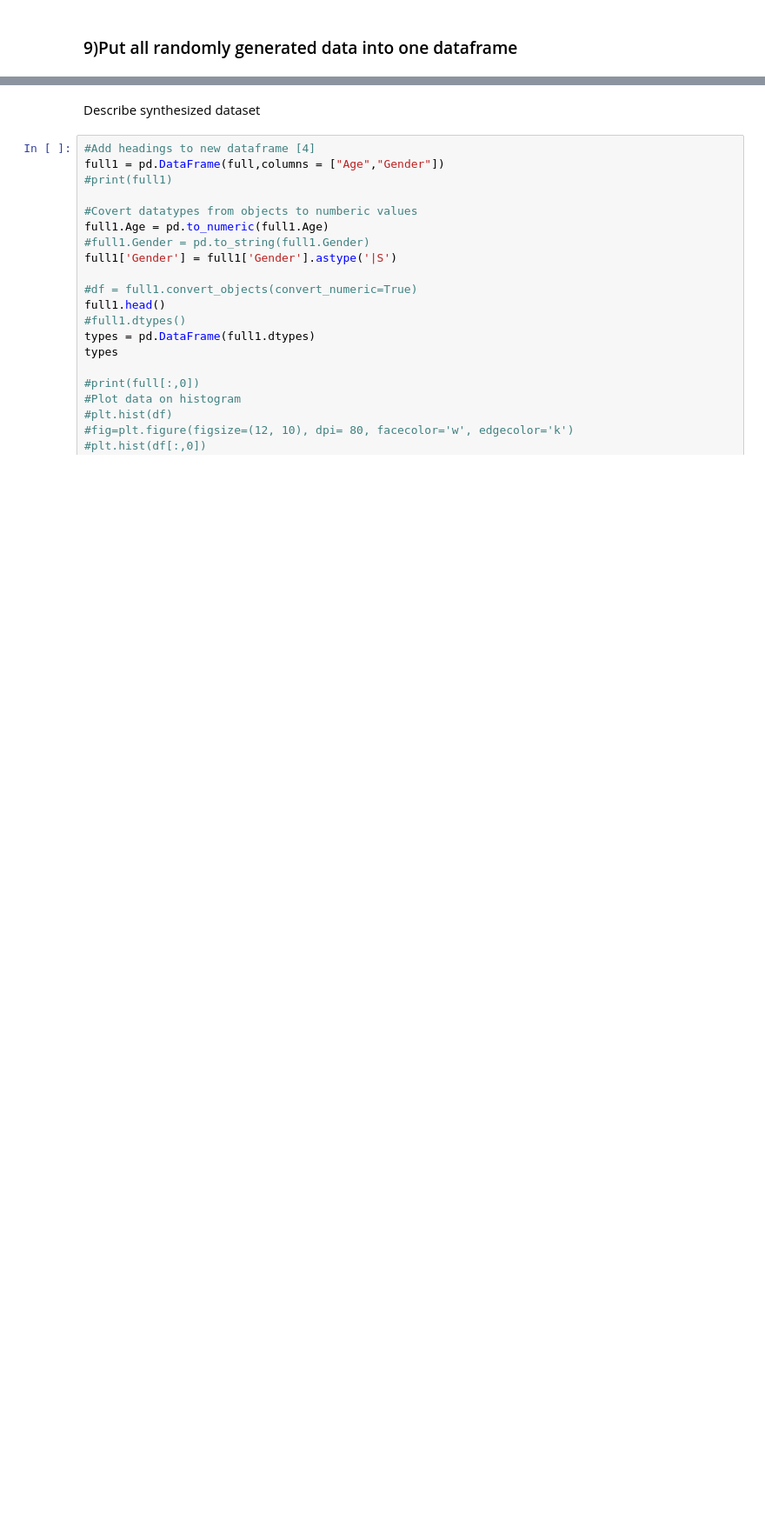
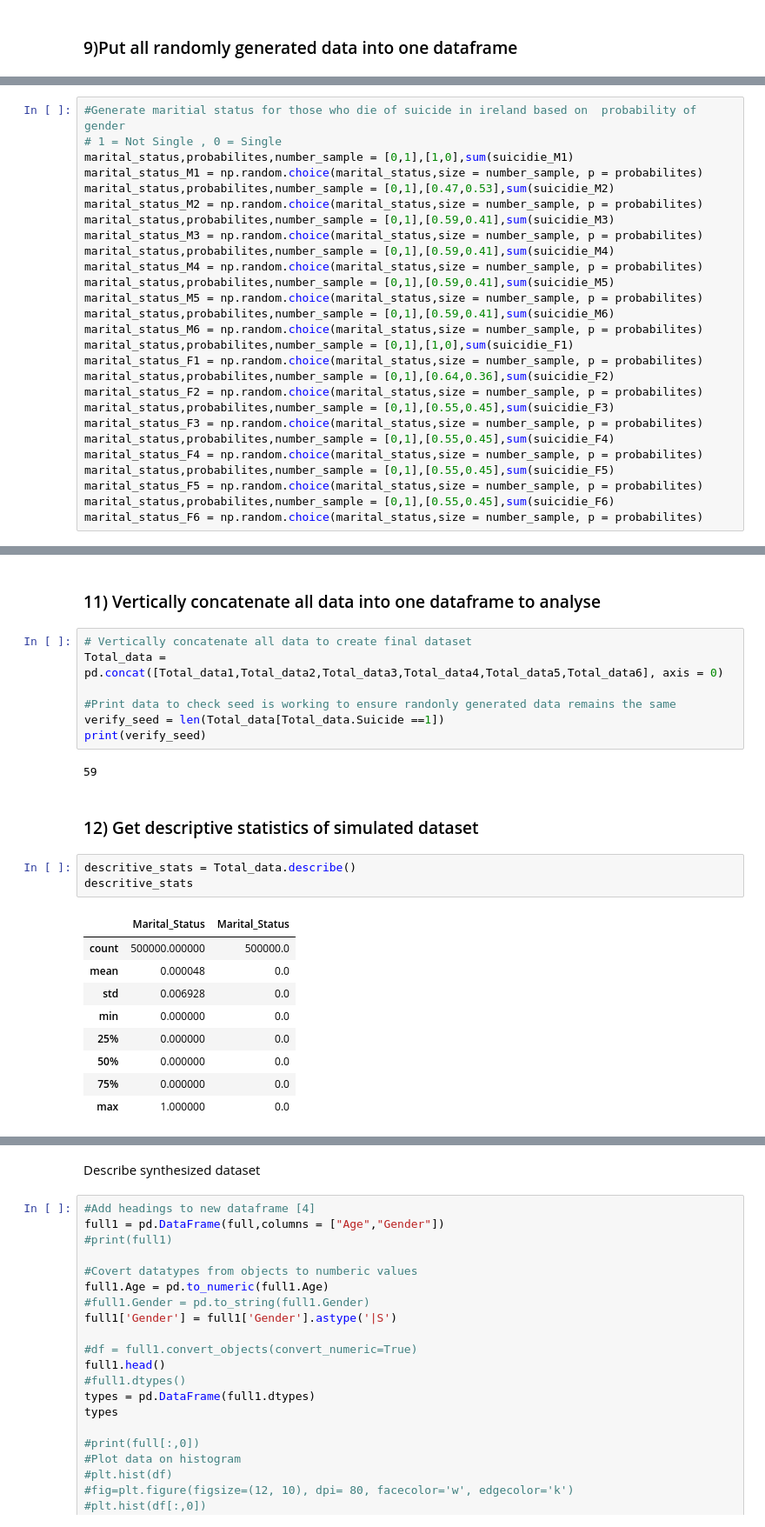
Before and after one commit to roisinanglim/suicide_rates, a Jupyter notebook: suicide _rates_data_simulation.ipynb, the cells around one changed output, grey strips where cells are left out. Shown at 87% size. Drawn from its saved outputs; the diff is of its cells as text; blank space fills up the shorter version.

```diff
--- a/suicide _rates_data_simulation.ipynb
+++ b/suicide _rates_data_simulation.ipynb
@@ -335,0 +314,27 @@ print(marital_status1)
+# %%
+#Generate maritial status for those who die of suicide in ireland based on  probability of gender
+# 1 = Not Single , 0 = Single
+marital_status,probabilites,number_sample = [0,1],[1,0],sum(suicidie_M1)
+marital_status_M1 = np.random.choice(marital_status,size = number_sample, p = probabilites)
+marital_status,probabilites,number_sample = [0,1],[0.47,0.53],sum(suicidie_M2)
+marital_status_M2 = np.random.choice(marital_status,size = number_sample, p = probabilites)
+marital_status,probabilites,number_sample = [0,1],[0.59,0.41],sum(suicidie_M3)
+marital_status_M3 = np.random.choice(marital_status,size = number_sample, p = probabilites)
+marital_status,probabilites,number_sample = [0,1],[0.59,0.41],sum(suicidie_M4)
+marital_status_M4 = np.random.choice(marital_status,size = number_sample, p = probabilites)
+marital_status,probabilites,number_sample = [0,1],[0.59,0.41],sum(suicidie_M5)
+marital_status_M5 = np.random.choice(marital_status,size = number_sample, p = probabilites)
+marital_status,probabilites,number_sample = [0,1],[0.59,0.41],sum(suicidie_M6)
+marital_status_M6 = np.random.choice(marital_status,size = number_sample, p = probabilites)
+marital_status,probabilites,number_sample = [0,1],[1,0],sum(suicidie_F1)
+marital_status_F1 = np.random.choice(marital_status,size = number_sample, p = probabilites)
+marital_status,probabilites,number_sample = [0,1],[0.64,0.36],sum(suicidie_F2)
+marital_status_F2 = np.random.choice(marital_status,size = number_sample, p = probabilites)
+marital_status,probabilites,number_sample = [0,1],[0.55,0.45],sum(suicidie_F3)
+marital_status_F3 = np.random.choice(marital_status,size = number_sample, p = probabilites)
+marital_status,probabilites,number_sample = [0,1],[0.55,0.45],sum(suicidie_F4)
+marital_status_F4 = np.random.choice(marital_status,size = number_sample, p = probabilites)
+marital_status,probabilites,number_sample = [0,1],[0.55,0.45],sum(suicidie_F5)
+marital_status_F5 = np.random.choice(marital_status,size = number_sample, p = probabilites)
+marital_status,probabilites,number_sample = [0,1],[0.55,0.45],sum(suicidie_F6)
+marital_status_F6 = np.random.choice(marital_status,size = number_sample, p = probabilites)
@@ -335,0 +532,26 @@ print(marital_status1)
+# %% [markdown]
+### 11) Vertically concatenate all data into one dataframe to analyse
+# %%
+# Vertically concatenate all data to create final dataset
+Total_data =  pd.concat([Total_data1,Total_data2,Total_data3,Total_data4,Total_data5,Total_data6], axis = 0)
+
+#Print data to check seed is working to ensure randonly generated data remains the same
+verify_seed = len(Total_data[Total_data.Suicide ==1])
+print(verify_seed)
+# %% [output]
+59
+# %% [markdown]
+### 12) Get descriptive statistics of simulated dataset
+# %%
+descritive_stats = Total_data.describe()
+descritive_stats
+# %% [output]
+|  | Marital_Status | Marital_Status |
+| count | 500000.000000 | 500000.0 |
+| mean | 0.000048 | 0.0 |
+| std | 0.006928 | 0.0 |
+| min | 0.000000 | 0.0 |
+| 25% | 0.000000 | 0.0 |
+| 50% | 0.000000 | 0.0 |
+| 75% | 0.000000 | 0.0 |
+| max | 1.000000 | 0.0 |
```
Also changed, not shown: parts of 15 cells of this notebook.
